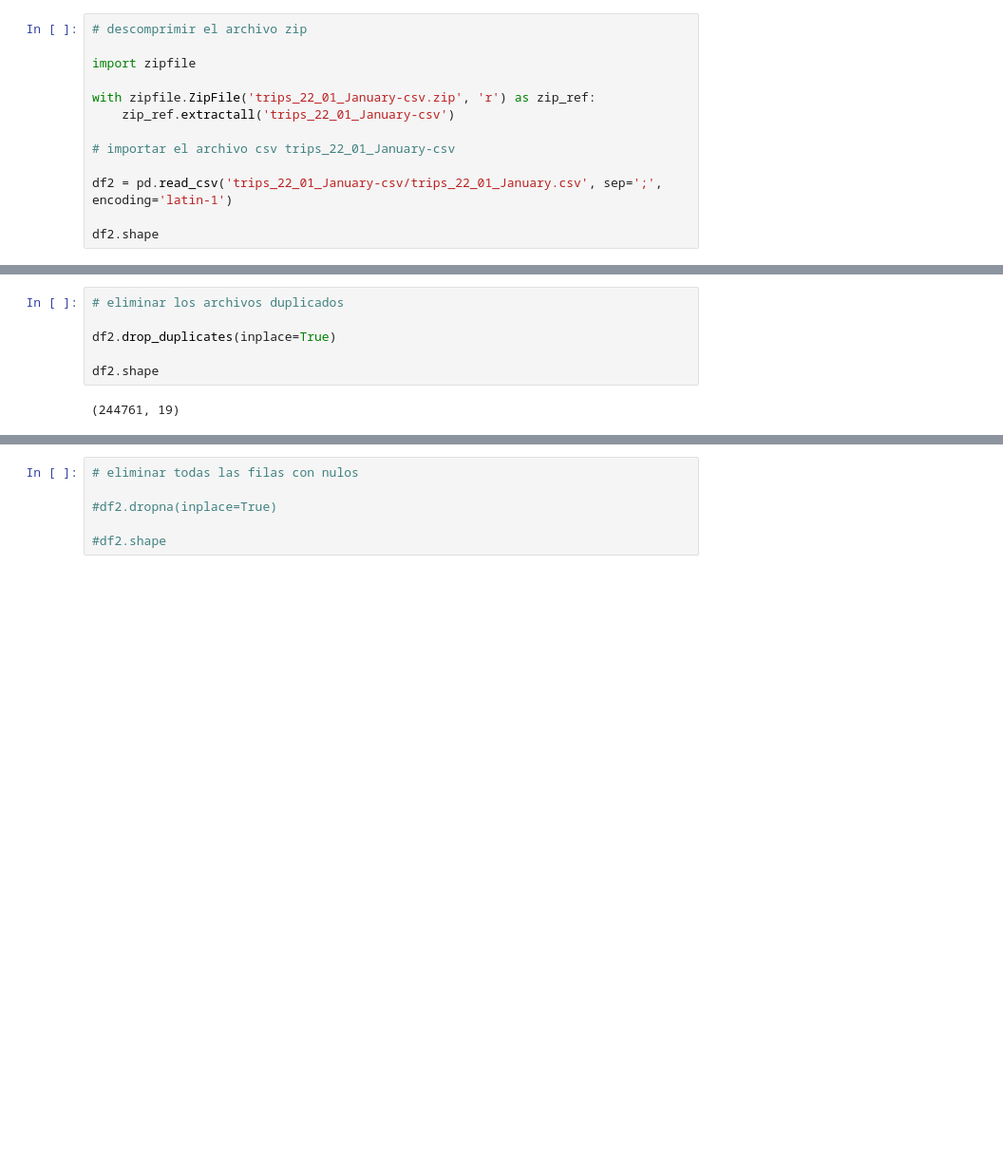
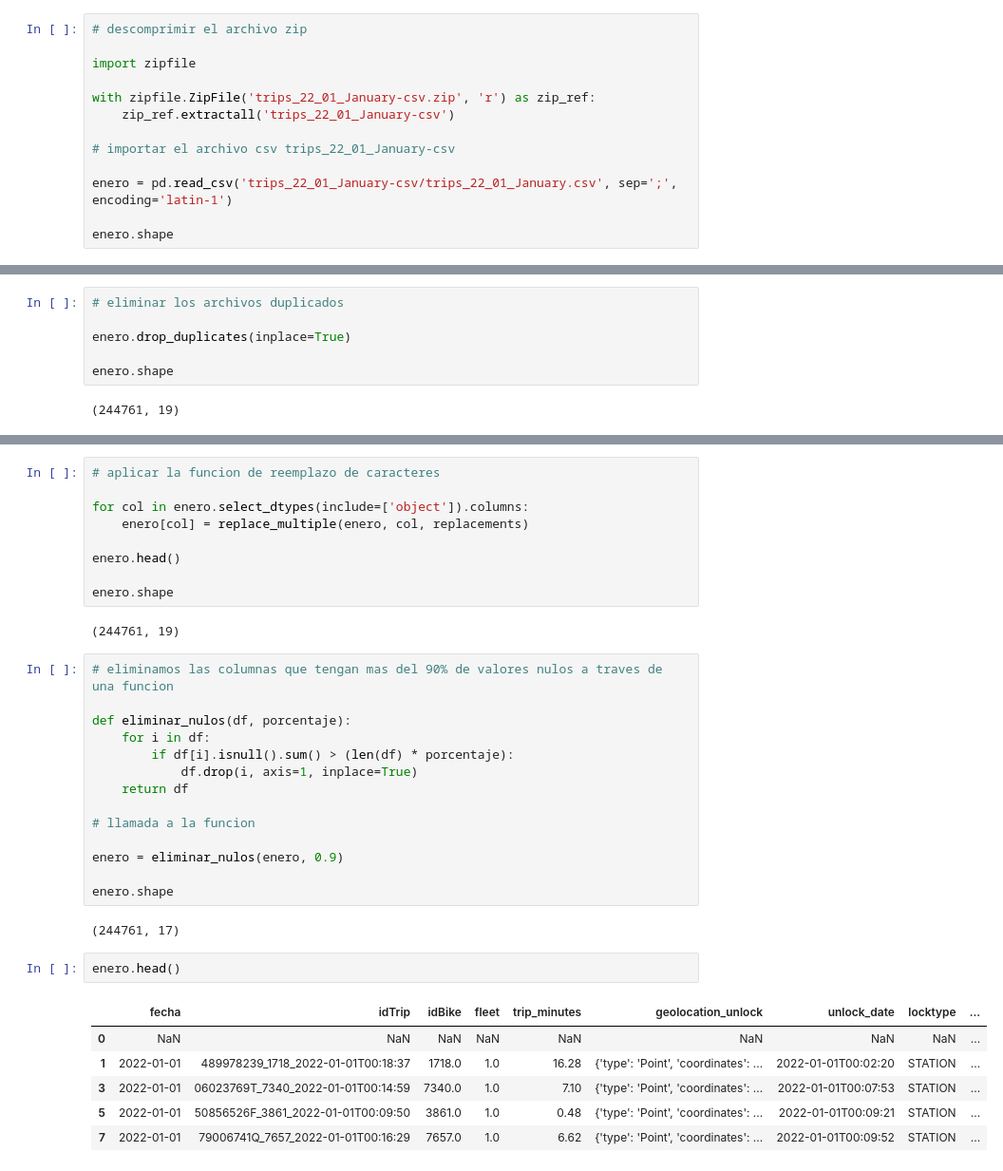
Before and after one commit to luisgh87/bicimad_final_project, a Jupyter notebook: data_cleansing.ipynb, the cells around one changed output, grey strips where cells are left out. Shown at 95% size. Saved outputs shown, nothing was run; the diff lists cells and outputs as text; blank space fills up the shorter version.

```diff
--- a/data_cleansing.ipynb
+++ b/data_cleansing.ipynb
@@ -131,9 +233,9 @@ with zipfile.ZipFile('trips_22_01_January-csv.zip', 'r') as zip_ref:
 
 # importar el archivo csv trips_22_01_January-csv
 
-df2 = pd.read_csv('trips_22_01_January-csv/trips_22_01_January.csv', sep=';', encoding='latin-1')
+enero = pd.read_csv('trips_22_01_January-csv/trips_22_01_January.csv', sep=';', encoding='latin-1')
 
-df2.shape
+enero.shape
 # %% [output]
 (489520, 19)
 # %%
@@ -145,9 +247,9 @@ df2.duplicated().sum()
 # %%
 # eliminar los archivos duplicados
 
-df2.drop_duplicates(inplace=True)
+enero.drop_duplicates(inplace=True)
 
-df2.shape
+enero.shape
 # %% [output]
 (244761, 19)
 # %%
@@ -184,9 +286,39 @@ df2.head()
 | 3 | 2022-01-01 | 06023769T_7340_2022-01-01T00:14:59 | 7340.0 | 1.0 | 7.10 | {'type': 'Point', 'coordinates': ... | NaN | 2022-01-01T00:07:53 | ... |
 | 5 | 2022-01-01 | 50856526F_3861_2022-01-01T00:09:50 | 3861.0 | 1.0 | 0.48 | {'type': 'Point', 'coordinates': ... | NaN | 2022-01-01T00:09:21 | ... |
 | 7 | 2022-01-01 | 79006741Q_7657_2022-01-01T00:16:29 | 7657.0 | 1.0 | 6.62 | {'type': 'Point', 'coordinates': ... | NaN | 2022-01-01T00:09:52 | ... |
-# %%
-# eliminar todas las filas con nulos
-
-#df2.dropna(inplace=True)
-
-#df2.shape
+# %%
+# aplicar la funcion de reemplazo de caracteres
+
+for col in enero.select_dtypes(include=['object']).columns:
+    enero[col] = replace_multiple(enero, col, replacements)
+
+enero.head()
+
+enero.shape
+# %% [output]
+(244761, 19)
+# %%
+# eliminamos las columnas que tengan mas del 90% de valores nulos a traves de una funcion
+
+def eliminar_nulos(df, porcentaje):
+    for i in df:
+        if df[i].isnull().sum() > (len(df) * porcentaje):
+            df.drop(i, axis=1, inplace=True)
+    return df
+
+# llamada a la funcion
+
+enero = eliminar_nulos(enero, 0.9)
+
+enero.shape
+# %% [output]
+(244761, 17)
+# %%
+enero.head()
+# %% [output]
+|  | fecha | idTrip | idBike | fleet | trip_minutes | geolocation_unlock | unlock_date | locktype | ... |
+| 0 | NaN | NaN | NaN | NaN | NaN | NaN | NaN | NaN | ... |
+| 1 | 2022-01-01 | 489978239_1718_2022-01-01T00:18:37 | 1718.0 | 1.0 | 16.28 | {'type': 'Point', 'coordinates': ... | 2022-01-01T00:02:20 | STATION | ... |
+| 3 | 2022-01-01 | 06023769T_7340_2022-01-01T00:14:59 | 7340.0 | 1.0 | 7.10 | {'type': 'Point', 'coordinates': ... | 2022-01-01T00:07:53 | STATION | ... |
+| 5 | 2022-01-01 | 50856526F_3861_2022-01-01T00:09:50 | 3861.0 | 1.0 | 0.48 | {'type': 'Point', 'coordinates': ... | 2022-01-01T00:09:21 | STATION | ... |
+| 7 | 2022-01-01 | 79006741Q_7657_2022-01-01T00:16:29 | 7657.0 | 1.0 | 6.62 | {'type': 'Point', 'coordinates': ... | 2022-01-01T00:09:52 | STATION | ... |
```
Also changed, not shown: parts of 17 cells of this notebook.
